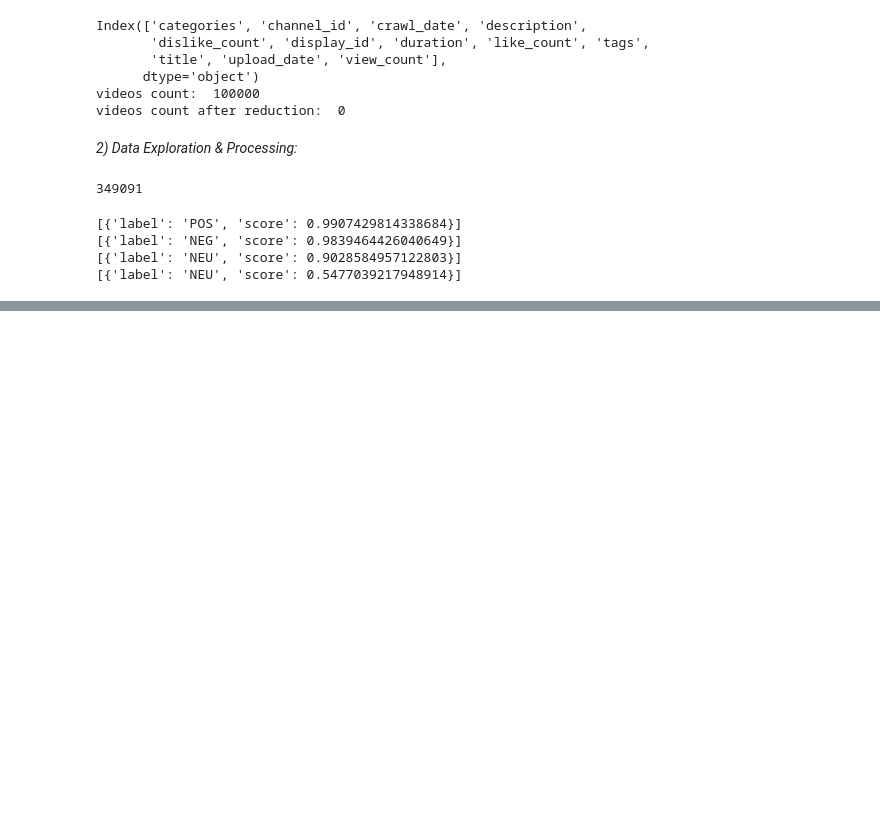
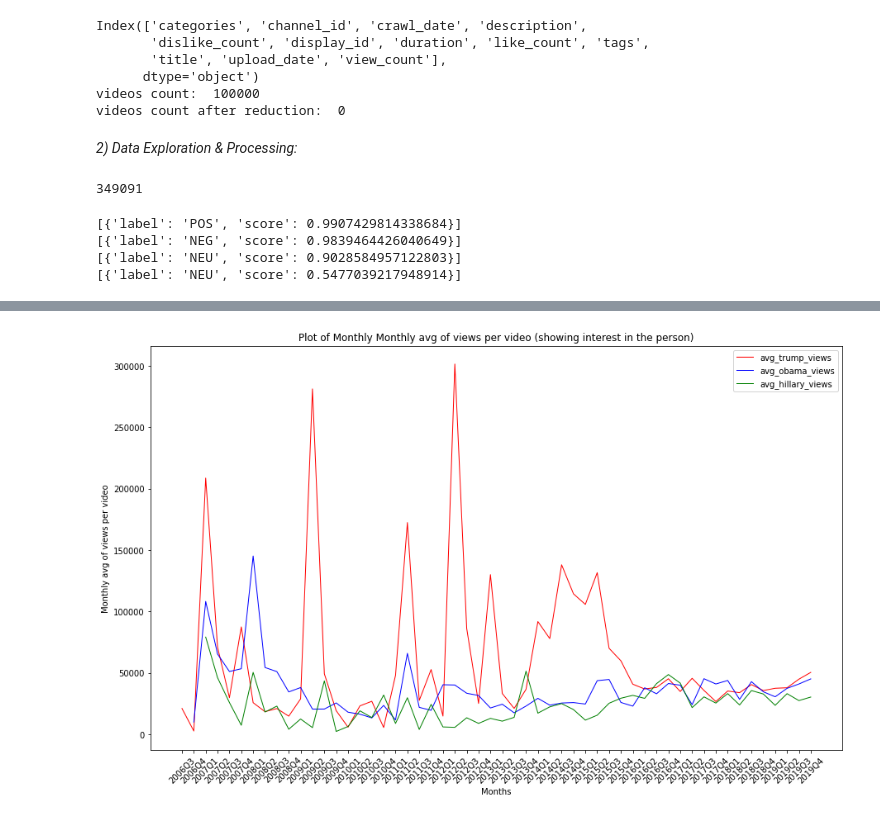
Before and after one commit to epfl-ada/ada-2022-project-powerrangers, a Jupyter notebook: explore_data.ipynb, the cells around one changed output, grey strips where cells are left out. Drawn from its saved outputs; the diff is of its cells as text; code cells hidden in the pictures; blank space fills up the shorter version.

```diff
--- a/explore_data.ipynb
+++ b/explore_data.ipynb
@@ -191,0 +325,28 @@ plt.show()
+# %%
+views_cnt_trump  = grouped_by_month_trump['view_count'].mean()[1:]
+views_cnt_trump = pd.DataFrame({'count' : views_cnt_trump}).reset_index()
+views_cnt_trump = views_cnt_trump.set_index('upload_date').resample('Q').asfreq().fillna(0)
+
+
+views_cnt_obama  = grouped_by_month_obama['view_count'].mean()[1:]
+views_cnt_obama = pd.DataFrame({'count' : views_cnt_obama}).reset_index()
+views_cnt_obama = views_cnt_obama.set_index('upload_date').resample('Q').asfreq().fillna(0)
+
+views_cnt_clinton  = grouped_by_month_clinton['view_count'].mean()[1:]
+views_cnt_clinton = pd.DataFrame({'count' : views_cnt_clinton}).reset_index()
+views_cnt_clinton = views_cnt_clinton.set_index('upload_date').resample('Q').asfreq().fillna(0)
+
+fig = plt.figure(figsize=(15, 9))
+ax = fig.add_subplot(111)
+
+ax.plot(views_cnt_trump.index.map(str).to_list(), views_cnt_trump['count'].to_list(), linewidth=1, color='r', label='avg_trump_views')
+ax.plot(views_cnt_obama.index.map(str).to_list(), views_cnt_obama['count'].to_list(), linewidth=1, color='b', label='avg_obama_views')
+ax.plot(views_cnt_clinton.index.map(str).to_list(), views_cnt_clinton['count'].to_list(), linewidth=1, color='g', label='avg_hillary_views')
+ax.set_xticklabels(views_cnt_trump.index.map(str).to_list(), rotation=45)
+plt.xlabel('Months')
+plt.ylabel('Monthly avg of views per video')
+plt.title('Plot of Monthly Monthly avg of views per video (showing interest in the person)')
+plt.legend()
+plt.show()
+# %% [output]
+[figure, added]
```
Also changed, not shown: parts of 15 cells of this notebook.
